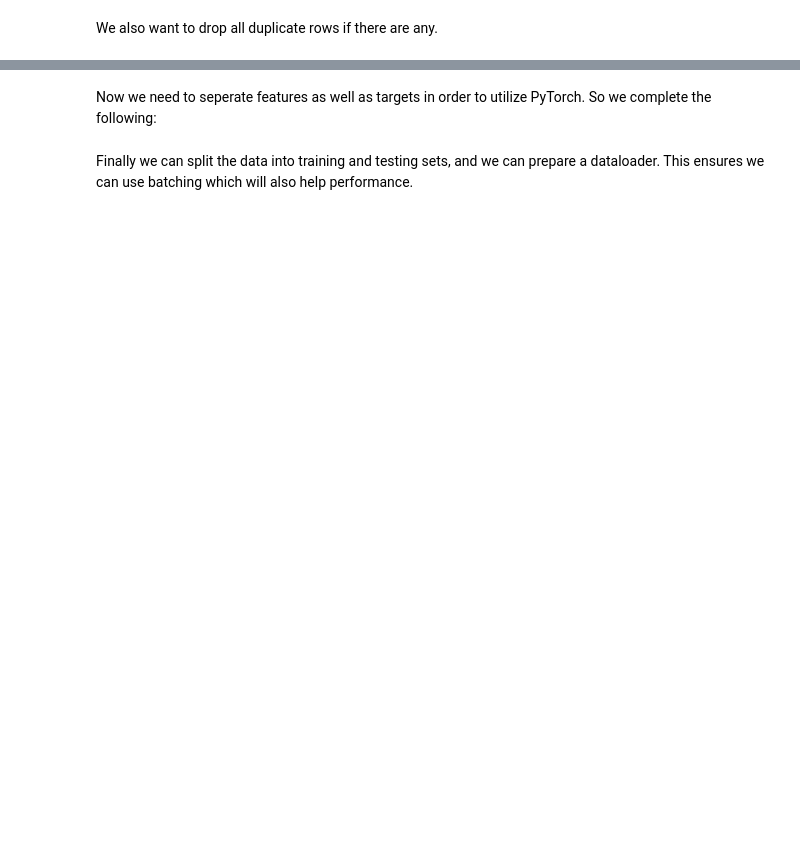
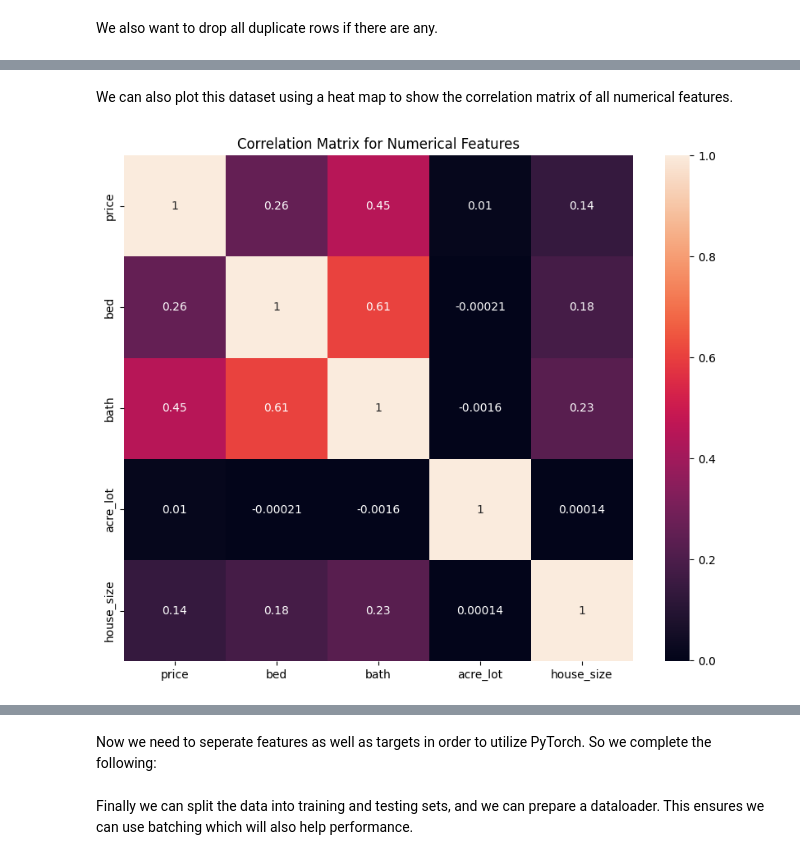
Before and after one commit to sandeepv6/house-prediction-tool, a Jupyter notebook: model/my_model.ipynb, the cells around one changed output, grey strips where cells are left out. Cells and saved outputs as stored; diff of their text form; code cells hidden in the pictures; blank space fills up the shorter version.

```diff
--- a/model/my_model.ipynb
+++ b/model/my_model.ipynb
@@ -143,0 +177,14 @@ print(df)
+# %% [markdown]
+We can also plot this dataset using a heat map to show the correlation matrix of all numerical features.
+# %%
+# Compute the correlation matrix
+corr_columns = ['price', 'bed', 'bath', 'acre_lot', 'house_size']
+corr_matrix = df[corr_columns].corr()
+
+# Plot the heatmap
+plt.figure(figsize=(10, 8))
+sns.heatmap(corr_matrix, annot=True)
+plt.title('Correlation Matrix for Numerical Features')
+plt.show()
+# %% [output]
+[figure, added]
```
Also changed, not shown: parts of 54 cells of this notebook, 3 other files.
